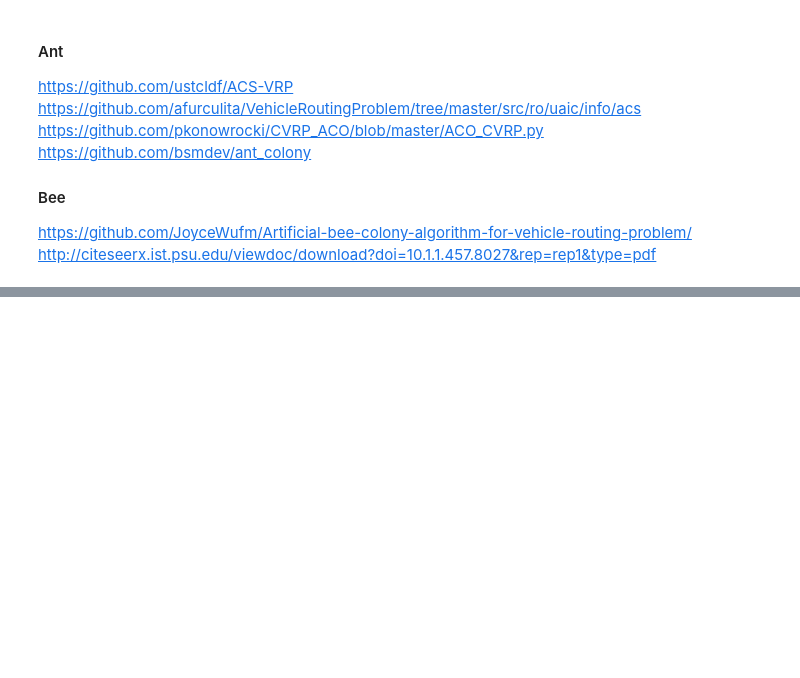
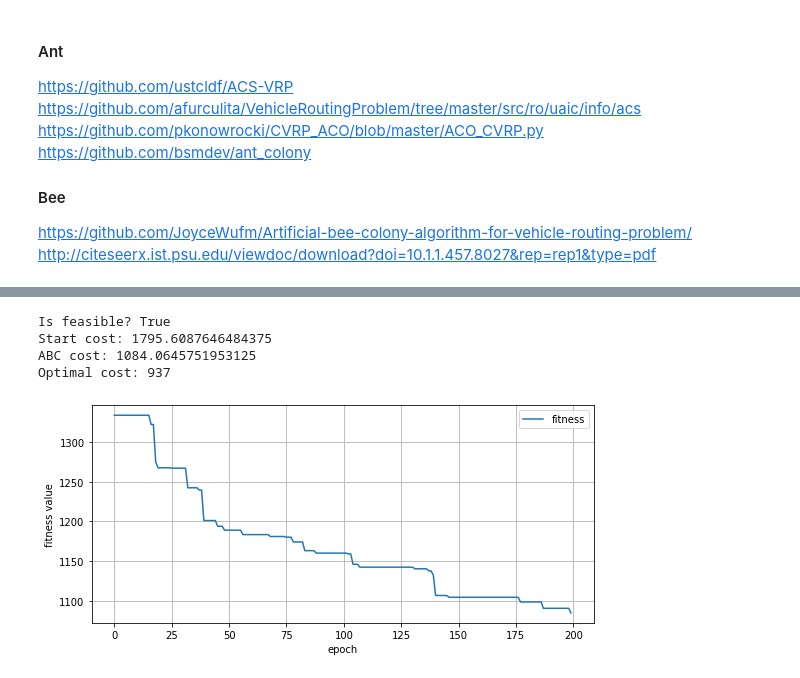
Before and after one commit to CodeSopranos/VehicleRoutingProblem, a Jupyter notebook: VehicleRoutingProblem.ipynb, the cells around one changed output, grey strips where cells are left out. Drawn from its saved outputs; the diff is of its cells as text; code cells hidden in the pictures; blank space fills up the shorter version.

Commit message:
initial BeeColony algorithm implemented

```diff
--- a/VehicleRoutingProblem.ipynb
+++ b/VehicleRoutingProblem.ipynb
@@ -81,0 +76,11 @@ sol_cost
+# %%
+from algorithm import bee_colony
+bee_colony = imp.reload(bee_colony)
+
+ABC = bee_colony.BeeColony(problem)
+ABC.set_params(    n_epoch=200,
+                   n_initials=30,
+                   n_onlookers=6,
+                   search_limit=problem['n_locations']
+              )
+%time abc_solution = ABC.solve()
@@ -81,0 +89,16 @@ sol_cost
+# %%
+new_cost = common.compute_solution(problem, abc_solution)
+print('Is feasible?',common.check_solution(problem, abc_solution, verbose=True))
+print('Start cost: {}'.format(sol_cost))
+print('ABC cost: {}'.format(new_cost))
+print('Optimal cost: {}'.format(problem['optimal']))
+# %% [output]
+Is feasible? True
+Start cost: 1795.6087646484375
+ABC cost: 1084.0645751953125
+Optimal cost: 937
+# %%
+visualize = imp.reload(visualize)
+visualize.visualize_fitness(ABC.history)
+# %% [output]
+[figure, added]
```
Also changed, not shown: parts of 12 cells of this notebook, 4 other files.
